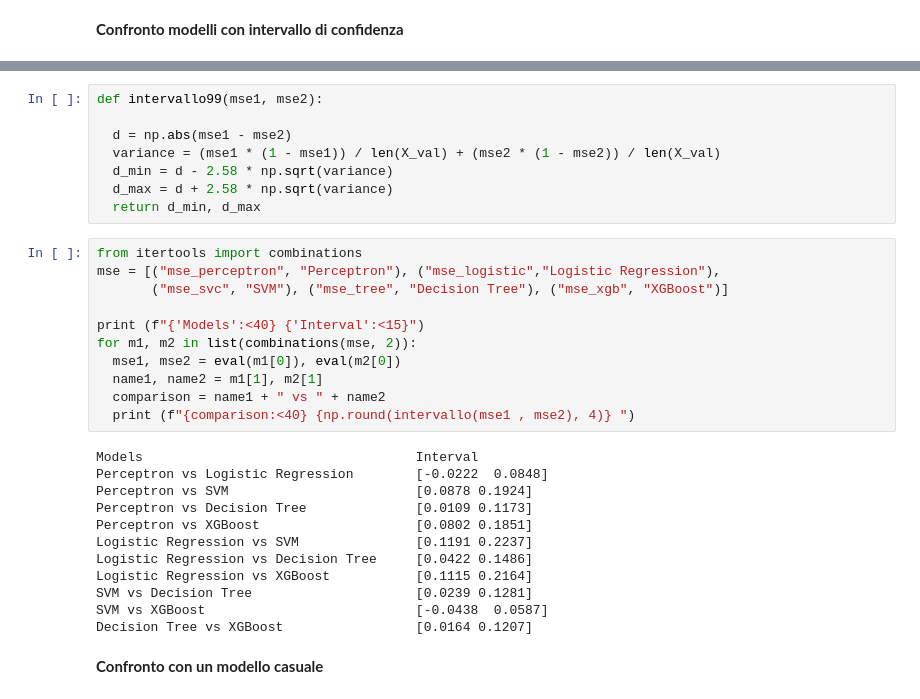
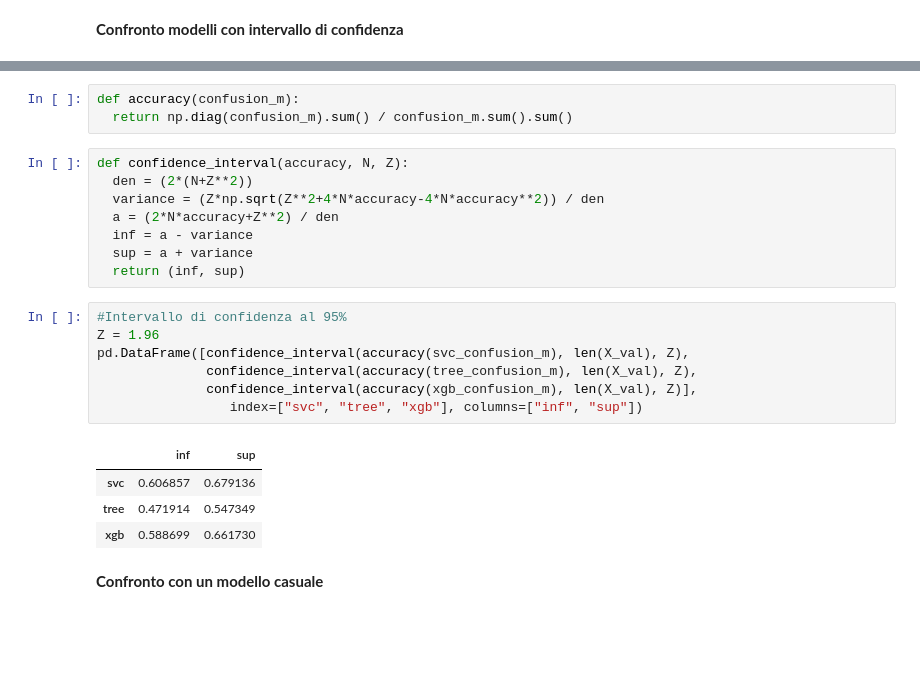
Before and after one commit to aleshark87/data-intensive-project, a Jupyter notebook: Progetto.ipynb, the cells around one changed output, grey strips where cells are left out. Drawn from its saved outputs; the diff is of its cells as text; blank space fills up the shorter version.

```diff
--- a/Progetto.ipynb
+++ b/Progetto.ipynb
@@ -648,34 +639,26 @@ def intervallo95(mse1, mse2):
-# %%
-def intervallo99(mse1, mse2):
-
-  d = np.abs(mse1 - mse2)
-  variance = (mse1 * (1 - mse1)) / len(X_val) + (mse2 * (1 - mse2)) / len(X_val)
-  d_min = d - 2.58 * np.sqrt(variance)
-  d_max = d + 2.58 * np.sqrt(variance)
-  return d_min, d_max
-# %%
-from itertools import combinations
-mse = [("mse_perceptron", "Perceptron"), ("mse_logistic","Logistic Regression"),
-       ("mse_svc", "SVM"), ("mse_tree", "Decision Tree"), ("mse_xgb", "XGBoost")]
-
-print (f"{'Models':<40} {'Interval':<15}")
-for m1, m2 in list(combinations(mse, 2)):
-  mse1, mse2 = eval(m1[0]), eval(m2[0])
-  name1, name2 = m1[1], m2[1]
-  comparison = name1 + " vs " + name2
-  print (f"{comparison:<40} {np.round(intervallo(mse1 , mse2), 4)} ")
-# %% [output]
-Models                                   Interval
-Perceptron vs Logistic Regression        [-0.0222  0.0848]
-Perceptron vs SVM                        [0.0878 0.1924]
-Perceptron vs Decision Tree              [0.0109 0.1173]
-Perceptron vs XGBoost                    [0.0802 0.1851]
-Logistic Regression vs SVM               [0.1191 0.2237]
-Logistic Regression vs Decision Tree     [0.0422 0.1486]
-Logistic Regression vs XGBoost           [0.1115 0.2164]
-SVM vs Decision Tree                     [0.0239 0.1281]
-SVM vs XGBoost                           [-0.0438  0.0587]
-Decision Tree vs XGBoost                 [0.0164 0.1207]
+# %%
+def accuracy(confusion_m):
+  return np.diag(confusion_m).sum() / confusion_m.sum().sum()
+# %%
+def confidence_interval(accuracy, N, Z):
+  den = (2*(N+Z**2))
+  variance = (Z*np.sqrt(Z**2+4*N*accuracy-4*N*accuracy**2)) / den
+  a = (2*N*accuracy+Z**2) / den
+  inf = a - variance
+  sup = a + variance
+  return (inf, sup)
+# %%
+#Intervallo di confidenza al 95%
+Z = 1.96
+pd.DataFrame([confidence_interval(accuracy(svc_confusion_m), len(X_val), Z),
+              confidence_interval(accuracy(tree_confusion_m), len(X_val), Z),
+              confidence_interval(accuracy(xgb_confusion_m), len(X_val), Z)],
+                 index=["svc", "tree", "xgb"], columns=["inf", "sup"])
+# %% [output]
+|  | inf | sup |
+| svc | 0.606857 | 0.679136 |
+| tree | 0.471914 | 0.547349 |
+| xgb | 0.588699 | 0.661730 |
 # %% [markdown]
 **Confronto con un modello casuale**
 # %%
```
Also changed, not shown: parts of 20 cells of this notebook.
